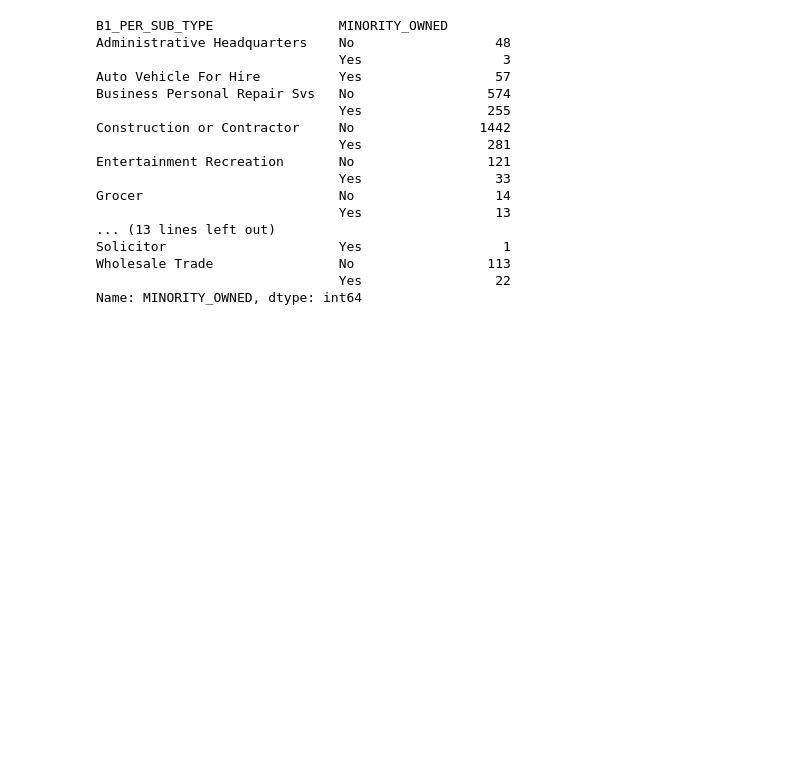
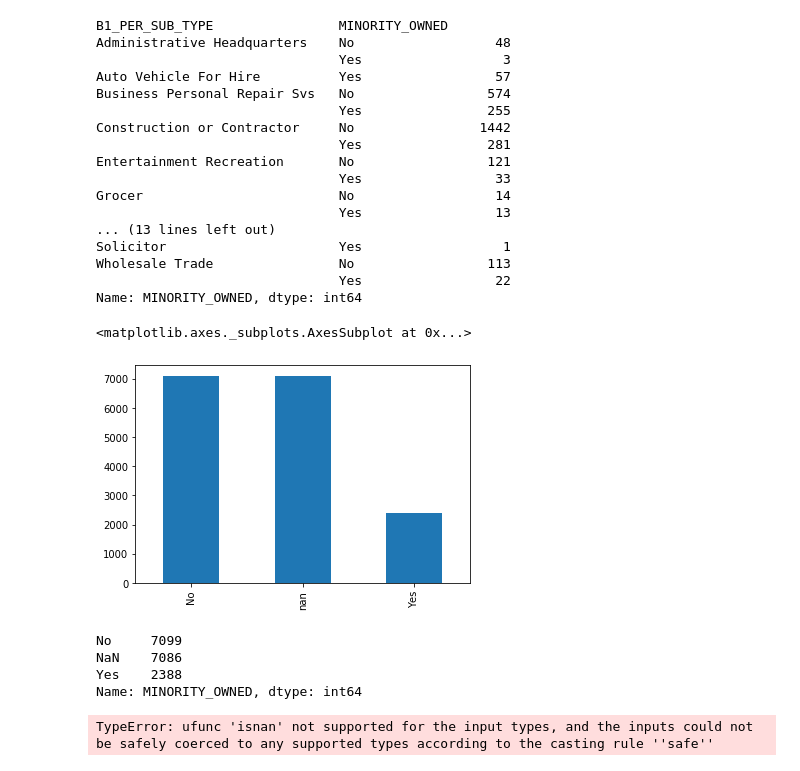
Before and after one commit to cnarrieta18/Thinkful, a Jupyter notebook: Capstone_2/capstone_2_data_exploration.ipynb, the cells around one changed output. Saved outputs shown, nothing was run; the diff lists cells and outputs as text; code cells hidden in the pictures; blank space fills up the shorter version.

```diff
--- a/Capstone_2/capstone_2_data_exploration.ipynb
+++ b/Capstone_2/capstone_2_data_exploration.ipynb
@@ -203,3 +203,19 @@ Solicitor                      Yes                  1
 Wholesale Trade                No                 113
                                Yes                 22
 Name: MINORITY_OWNED, dtype: int64
+# %%
+berkeley_business['MINORITY_OWNED'].value_counts(dropna=False).plot(kind='bar')
+# %% [output]
+<matplotlib.axes._subplots.AxesSubplot at 0x...>
+[figure, added]
+# %%
+berkeley_business['MINORITY_OWNED'].value_counts(dropna=False)
+# %% [output]
+No     7099
+NaN    7086
+Yes    2388
+Name: MINORITY_OWNED, dtype: int64
+# %%
+sns.heatmap(berkeley_business)
+# %% [output]
+TypeError: ufunc 'isnan' not supported for the input types, and the inputs could not be safely coerced to any supported types according to the casting rule ''safe''
```
Also changed, not shown: parts of 3 cells of this notebook, 6 other files.
